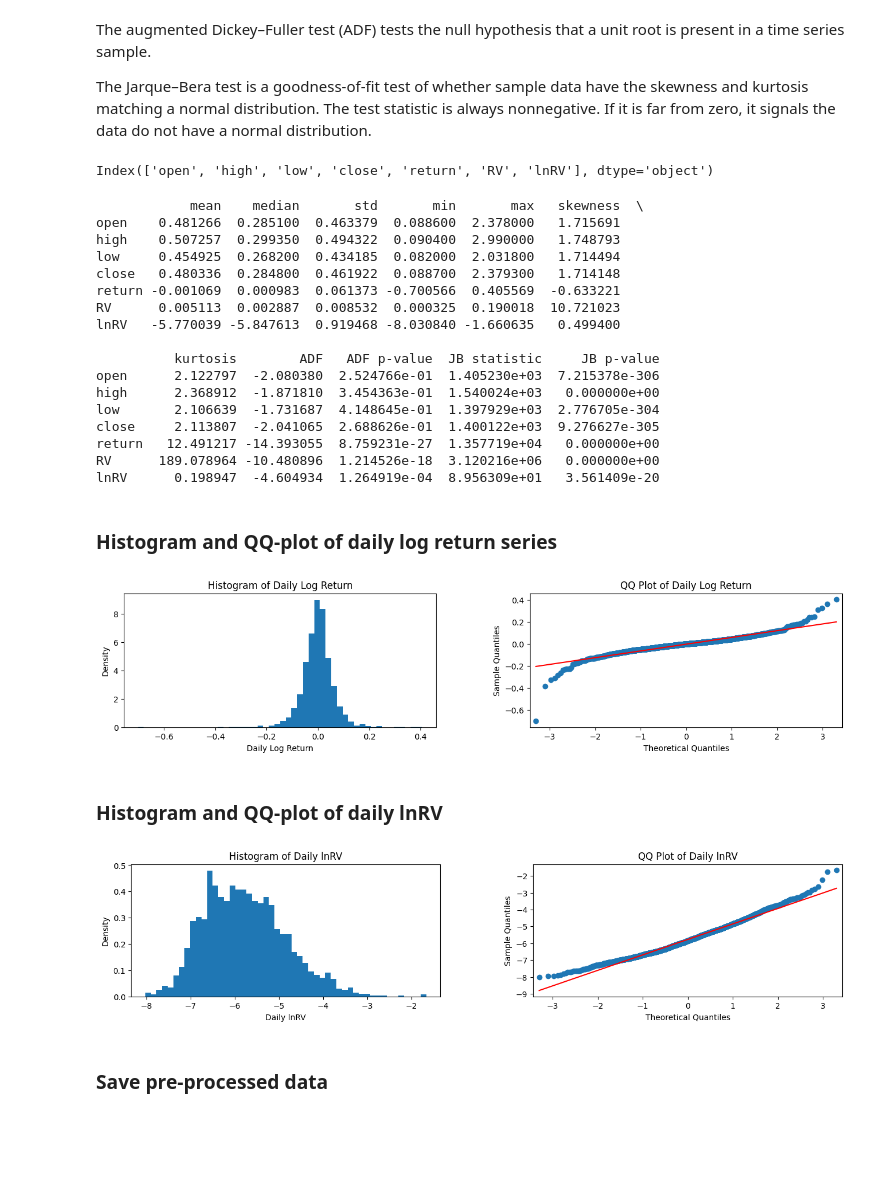
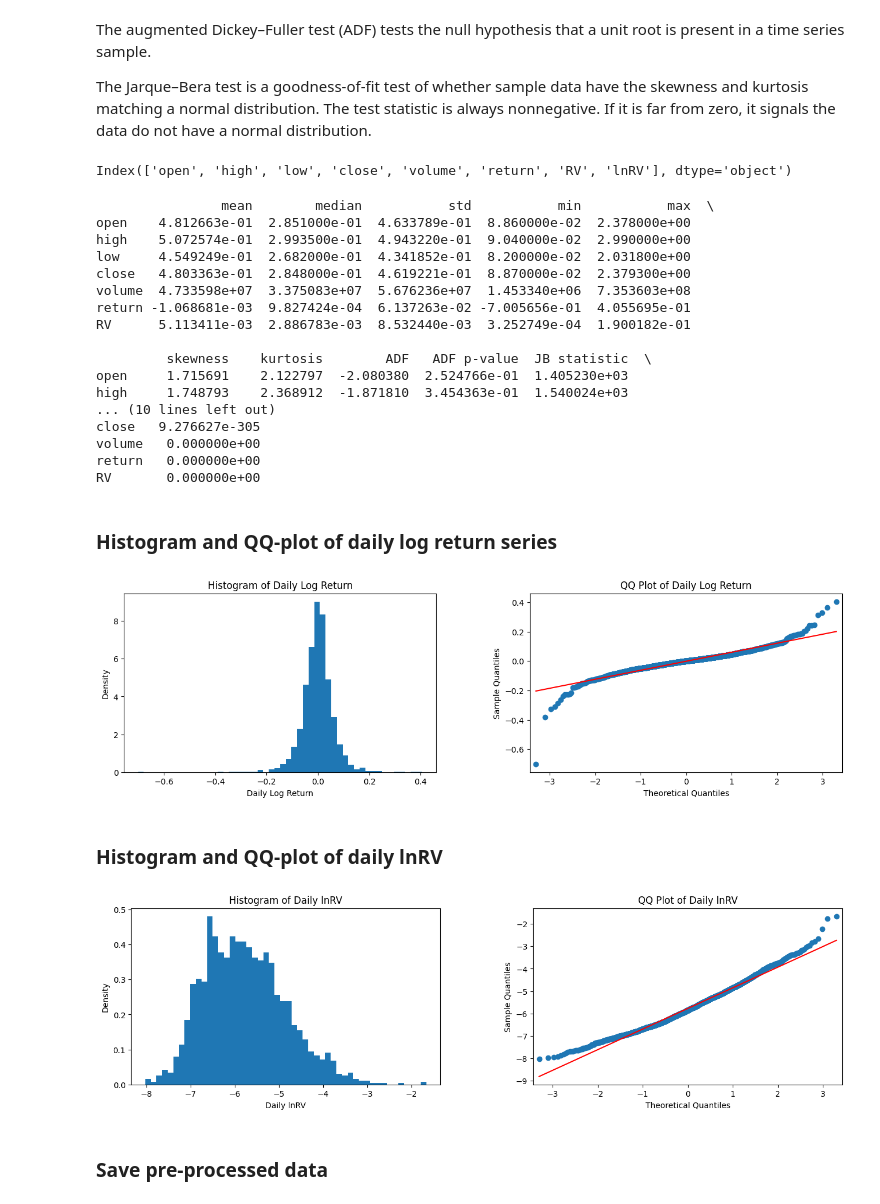
Before and after one commit to kiwi-lemongrass/DSE4101_Individual-Project, a Jupyter notebook: src/pre.ipynb, the cells around one changed output. Cells and saved outputs as stored; diff of their text form; code cells hidden in the pictures; blank space fills up the shorter version.

```diff
--- a/src/pre.ipynb
+++ b/src/pre.ipynb
@@ -104,7 +115,7 @@ where $p_{t,n}$ is the asset close at the nth minute in time $t$.
 Exception: $r_{1, 1}$ is not defined.
 # %%
 # construct log return
-df_complete['return'] = np.log(df_complete['close']).diff()
-df_complete = df_complete.dropna()
+df['return'] = np.log(df['close']).diff()
+df.dropna(inplace=True)
 # %%
 # plot log return
@@ -129,7 +138,7 @@ $$ RV_t = \sum_{n=1}^{1440} {r_{t, n}^2} $$
 $$ lnRV_t = log(\sum_{n=1}^{1440} {r_{t, n}^2}) $$
 # %%
 # resample to construct a new dataframe for daily OHLC records
-df_daily = df_complete.resample('1D').agg({'open': 'first', 'high': 'max', 'low': 'min',
+df_daily = df.resample('1D').agg({'open': 'first', 'high': 'max', 'low': 'min',
                                            'close': 'last', 'volume': 'sum'})
 
 # construct daily (log) return
@@ -137,7 +146,7 @@ df_daily['return'] = np.log(df_daily['close']).diff()
 df_daily.dropna(inplace=True)
 
 # construct daily realised volatility
-df_daily['RV'] = df_complete['return'].resample('1D').apply(lambda x: np.sum(x**2))
+df_daily['RV'] = df['return'].resample('1D').apply(lambda x: np.sum(x**2))
 
 # log transform daily realised volatility
 df_daily['lnRV'] = np.log(df_daily['RV'])
@@ -187,7 +181,7 @@ The Jarque–Bera test is a goodness-of-fit test of whether sample data have the
 # %%
 df_daily.columns
 # %% [output]
-Index(['open', 'high', 'low', 'close', 'return', 'RV', 'lnRV'], dtype='object')
+Index(['open', 'high', 'low', 'close', 'volume', 'return', 'RV', 'lnRV'], dtype='object')
 # %%
 summary_table = pd.DataFrame(index=['mean', 'median', 'std', 'min', 'max', 'skewness', 'kurtosis',
                                     'ADF', 'ADF p-value', 'JB statistic', 'JB p-value'])
@@ -200,43 +194,43 @@ for c in df_daily.columns[:7]:
 print(summary_table.T)
 summary_table.T.to_csv('../data/summary_table.csv')
 # %% [output]
-            mean    median       std       min       max   skewness  \
-open    0.481266  0.285100  0.463379  0.088600  2.378000   1.715691
-high    0.507257  0.299350  0.494322  0.090400  2.990000   1.748793
-low     0.454925  0.268200  0.434185  0.082000  2.031800   1.714494
-close   0.480336  0.284800  0.461922  0.088700  2.379300   1.714148
-return -0.001069  0.000983  0.061373 -0.700566  0.405569  -0.633221
-RV      0.005113  0.002887  0.008532  0.000325  0.190018  10.721023
-lnRV   -5.770039 -5.847613  0.919468 -8.030840 -1.660635   0.499400
+                mean        median           std           min           max  \
+open    4.812663e-01  2.851000e-01  4.633789e-01  8.860000e-02  2.378000e+00
+high    5.072574e-01  2.993500e-01  4.943220e-01  9.040000e-02  2.990000e+00
+low     4.549249e-01  2.682000e-01  4.341852e-01  8.200000e-02  2.031800e+00
+close   4.803363e-01  2.848000e-01  4.619221e-01  8.870000e-02  2.379300e+00
+volume  4.733598e+07  3.375083e+07  5.676236e+07  1.453340e+06  7.353603e+08
+return -1.068681e-03  9.827424e-04  6.137263e-02 -7.005656e-01  4.055695e-01
+RV      5.113411e-03  2.886783e-03  8.532440e-03  3.252749e-04  1.900182e-01
 
-          kurtosis        ADF   ADF p-value  JB statistic     JB p-value
-open      2.122797  -2.080380  2.524766e-01  1.405230e+03  7.215378e-306
-high      2.368912  -1.871810  3.454363e-01  1.540024e+03   0.000000e+00
-low       2.106639  -1.731687  4.148645e-01  1.397929e+03  2.776705e-304
-close     2.113807  -2.041065  2.688626e-01  1.400122e+03  9.276627e-305
-return   12.491217 -14.393055  8.759231e-27  1.357719e+04   0.000000e+00
-RV      189.078964 -10.480896  1.214526e-18  3.120216e+06   0.000000e+00
-lnRV      0.198947  -4.604934  1.264919e-04  8.956309e+01   3.561409e-20
+         skewness    kurtosis        ADF   ADF p-value  JB statistic  \
+open     1.715691    2.122797  -2.080380  2.524766e-01  1.405230e+03
+high     1.748793    2.368912  -1.871810  3.454363e-01  1.540024e+03
+... (10 lines left out)
+close   9.276627e-305
+volume   0.000000e+00
+return   0.000000e+00
+RV       0.000000e+00
 # %% [markdown]
 ### Histogram and QQ-plot of daily log return series
 # %%
 import statsmodels.api as sm
 # %%
-fig, ax = plt.subplots(1, 2, figsize=(16, 3))
+fig, ax = plt.subplots(1, 2, figsize=(16, 4))
 plt.subplots_adjust(wspace=0.3)
 ax[0].hist(df_daily['return'], bins=50, density=True)
 ax[0].set_xlabel('Daily Log Return')
 ax[0].set_ylabel('Density')
 ax[0].set_title('Histogram of Daily Log Return')
 sm.qqplot(df_daily['return'], line ='s', ax=ax[1])
 plt.title('QQ Plot of Daily Log Return')
 plt.savefig('../fig/Histograms and QQ plots of ALGO daily log return series.png')
 # %% [output]
-[figure, old version]
+[figure, new version]
 # %% [markdown]
 ### Histogram and QQ-plot of daily lnRV
 # %%
-fig, ax = plt.subplots(1, 2, figsize=(16, 3))
+fig, ax = plt.subplots(1, 2, figsize=(16, 4))
 plt.subplots_adjust(wspace=0.3)
 ax[0].hist(df_daily['lnRV'], bins=50, density=True)
 ax[0].set_xlabel('Daily lnRV')
@@ -246,7 +240,7 @@ sm.qqplot(df_daily['lnRV'], line ='s', ax=ax[1])
 plt.title('QQ Plot of Daily lnRV')
 plt.savefig('../fig/Histograms and QQ plots of ALGO daily lnRV series.png')
 # %% [output]
-[figure, old version]
+[figure, new version]
 # %% [markdown]
 ### Save pre-processed data
 # %%
```
Also changed, not shown: parts of 11 cells of this notebook, 10 other files.
